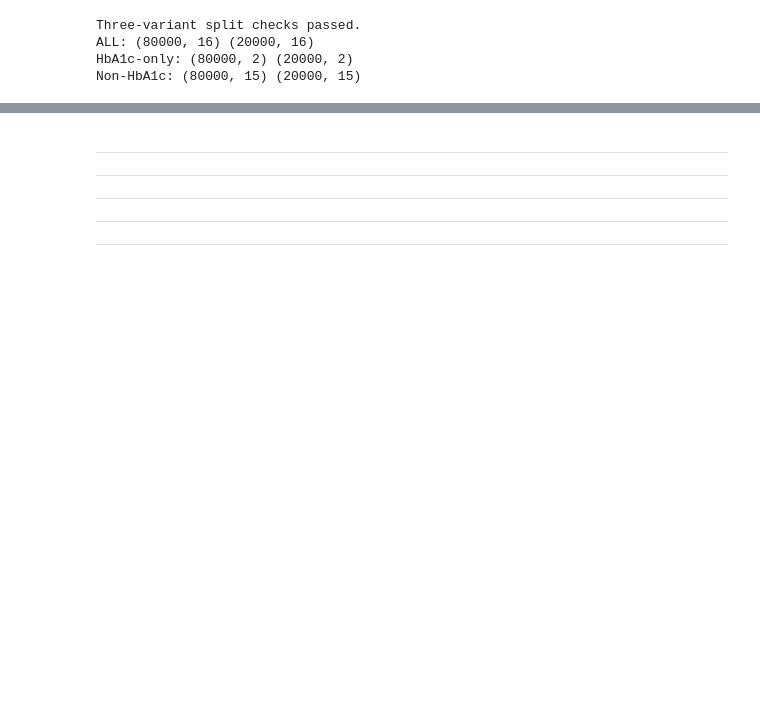
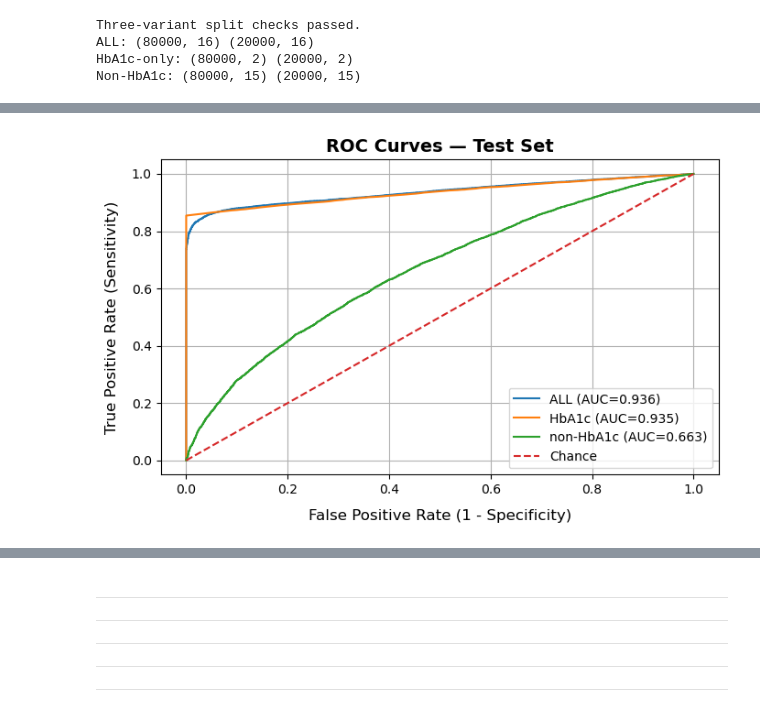
Before and after one commit to etoobian/diabetes-prediction-ds1, a Jupyter notebook: notebooks/diabetes_prediction.ipynb, the cells around one changed output, grey strips where cells are left out. Drawn from its saved outputs; the diff is of its cells as text; code cells hidden in the pictures; blank space fills up the shorter version.

```diff
--- a/notebooks/diabetes_prediction.ipynb
+++ b/notebooks/diabetes_prediction.ipynb
@@ -1058,0 +1629,21 @@ Non-HbA1c: (80000, 15) (20000, 15)
+# %%
+# Evaluate on TEST using F1 Thresholds (Secondary)
+y_test = test[sch.TARGET_COL].to_numpy()
+
+test_results_f1 = {}
+for model_name, p_test in [
+    ("ALL", p_test_all),
+    ("HbA1c", p_test_hba1c),
+    ("non-HbA1c", p_test_nonhba1c),
+]:
+    thr = f1_thresholds[model_name]
+    test_results_f1[model_name] = mtx.compute_classification_metrics(
+        y_true=y_test,
+        y_prob=p_test,
+        threshold=thr,
+    )
+
+# Full frames (include tn/fp/fn/tp for reproducibility)
+test_eval_f1_full = mtx.metrics_to_frame(test_results_f1).reset_index()
+if VERBOSE:
+    display(test_eval_f1_full)
@@ -1058,0 +1724,22 @@ Non-HbA1c: (80000, 15) (20000, 15)
+# %%
+# ROC Curves (Test Set)
+
+model_probs = {
+    "ALL": p_test_all,
+    "HbA1c": p_test_hba1c,
+    "non-HbA1c": p_test_nonhba1c,
+}
+
+fig, ax = viz.plot_multiple_roc_curves(
+    y_true=y_test,
+    model_probas=model_probs,
+    title="ROC Curves — Test Set",
+)
+
+viz.finalize_fig(
+    fig,
+    save_path=(FIG_DIR / "logit_test_roc_curves.png") if SAVE_FIGS else None,
+    show=VERBOSE,
+)
+# %% [output]
+[figure, added]
```
Also changed, not shown: parts of 71 cells of this notebook.
